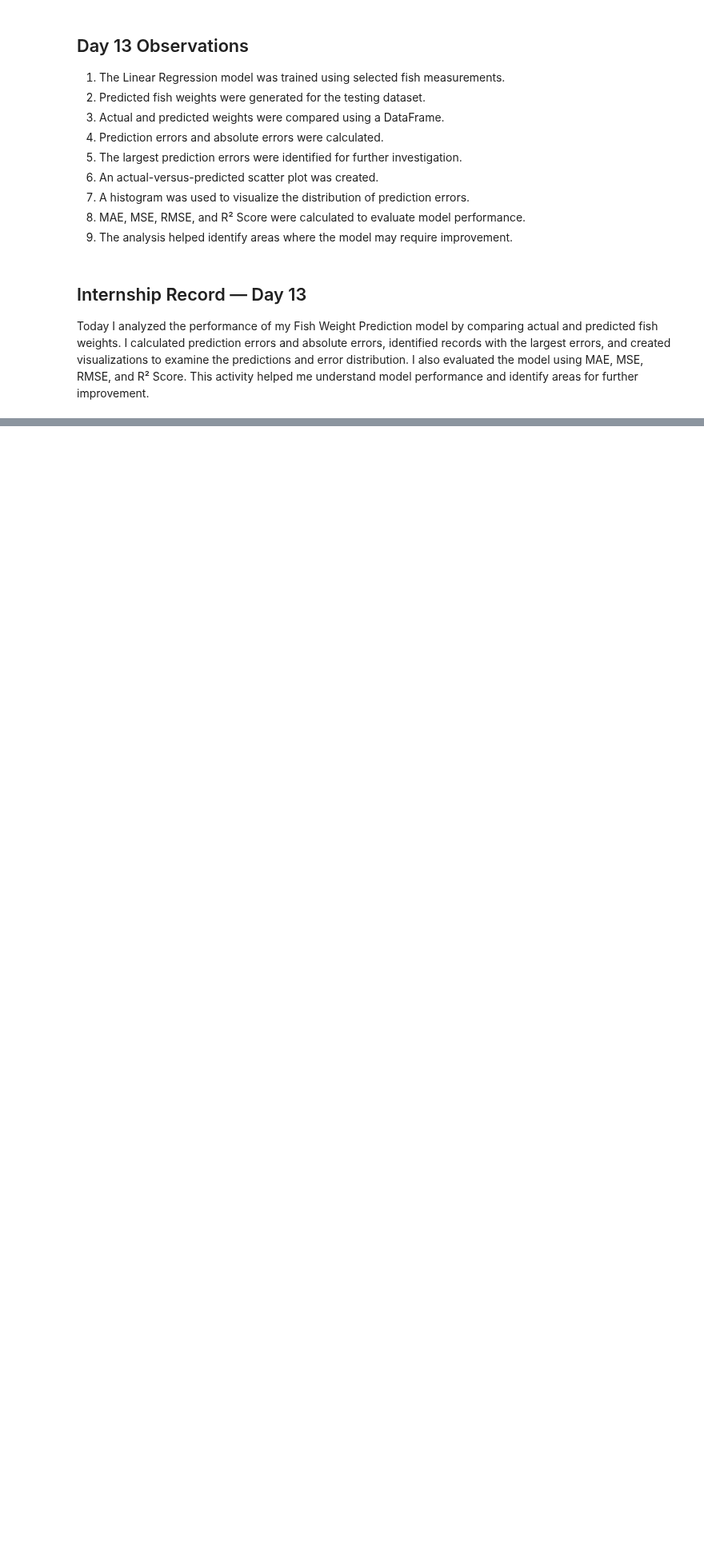
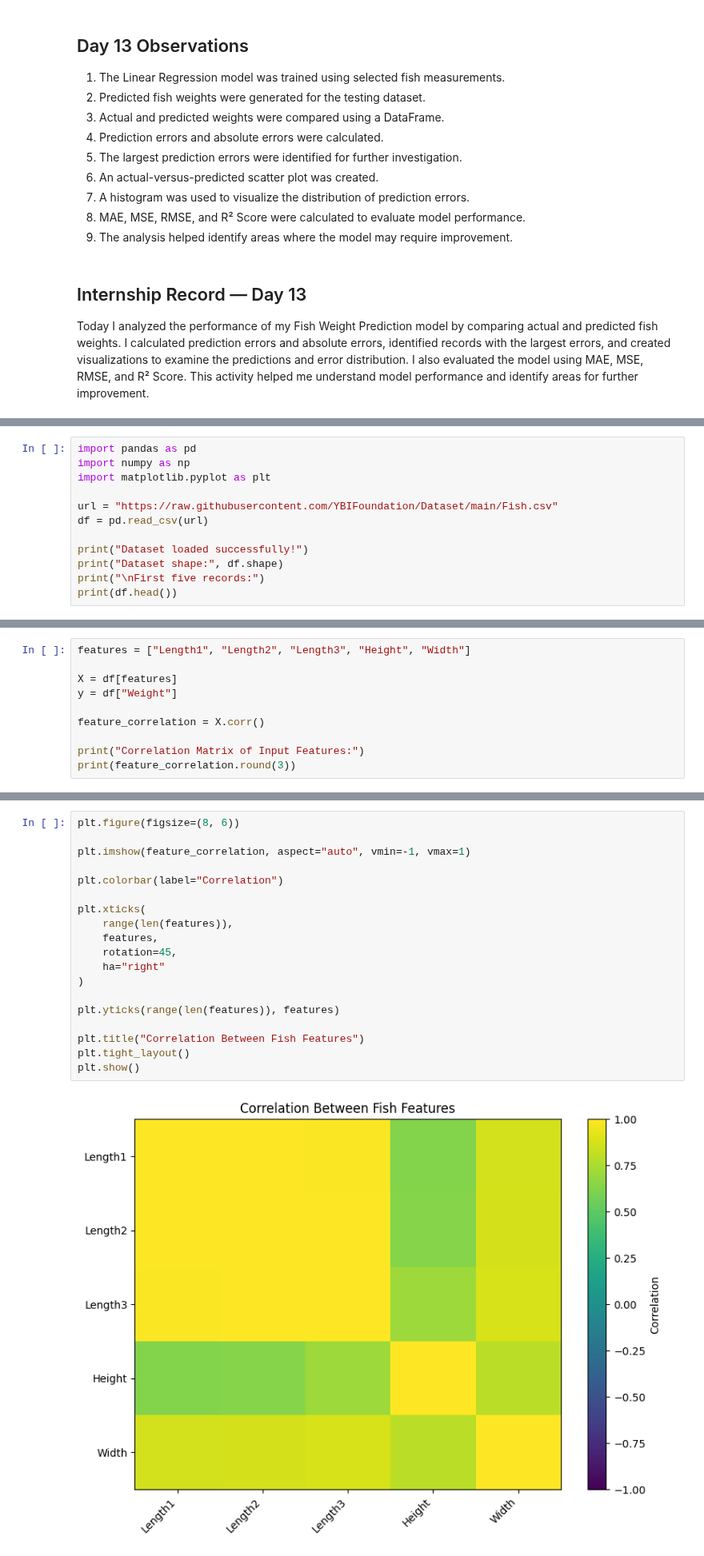
Before and after one commit to abhipsa29-cloud/Fish-Weight-Prediction, a Jupyter notebook: Fish_Weight_Prediction.ipynb, the cells around one changed output, grey strips where cells are left out. Shown at 80% size. Drawn from its saved outputs; the diff is of its cells as text; blank space fills up the shorter version.

```diff
--- a/Fish_Weight_Prediction.ipynb
+++ b/Fish_Weight_Prediction.ipynb
@@ -2709,0 +2716,12 @@ Today I analyzed the performance of my Fish Weight Prediction model by comparing
+# %%
+import pandas as pd
+import numpy as np
+import matplotlib.pyplot as plt
+
+url = "https://raw.githubusercontent.com/YBIFoundation/Dataset/main/Fish.csv"
+df = pd.read_csv(url)
+
+print("Dataset loaded successfully!")
+print("Dataset shape:", df.shape)
+print("\nFirst five records:")
+print(df.head())
@@ -2709,0 +2747,10 @@ Today I analyzed the performance of my Fish Weight Prediction model by comparing
+# %%
+features = ["Length1", "Length2", "Length3", "Height", "Width"]
+
+X = df[features]
+y = df["Weight"]
+
+feature_correlation = X.corr()
+
+print("Correlation Matrix of Input Features:")
+print(feature_correlation.round(3))
@@ -2709,0 +2775,21 @@ Today I analyzed the performance of my Fish Weight Prediction model by comparing
+# %%
+plt.figure(figsize=(8, 6))
+
+plt.imshow(feature_correlation, aspect="auto", vmin=-1, vmax=1)
+
+plt.colorbar(label="Correlation")
+
+plt.xticks(
+    range(len(features)),
+    features,
+    rotation=45,
+    ha="right"
+)
+
+plt.yticks(range(len(features)), features)
+
+plt.title("Correlation Between Fish Features")
+plt.tight_layout()
+plt.show()
+# %% [output]
+[figure, added]
```
Also changed, not shown: parts of 20 cells of this notebook.
